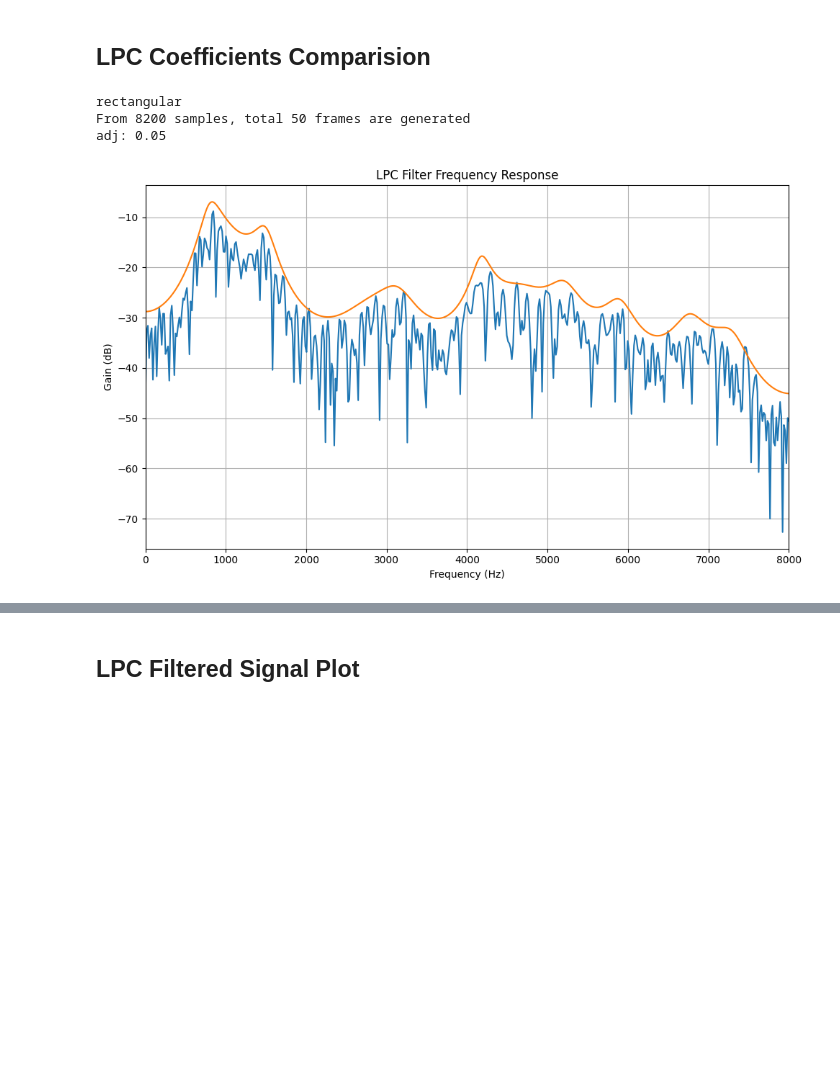
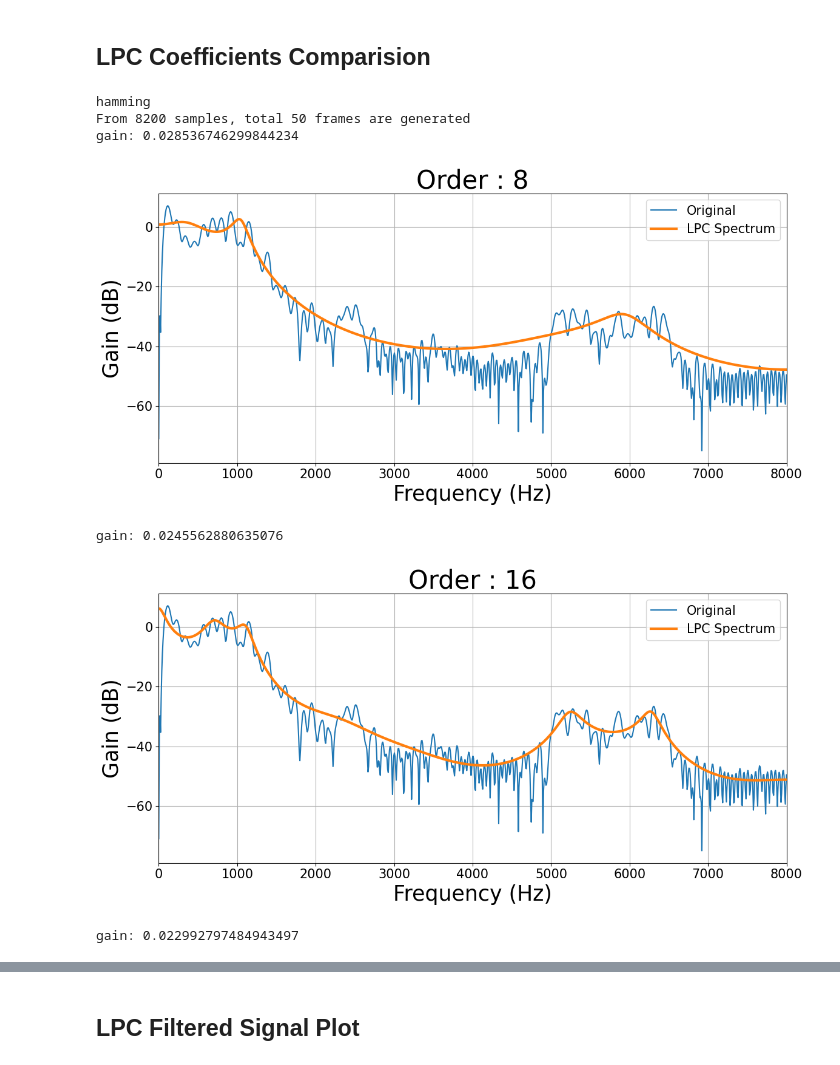
Before and after one commit to woongzip1/SATEST, a Jupyter notebook: SATEST 78.ipynb, the cells around one changed output, grey strips where cells are left out. Cells and saved outputs as stored; diff of their text form; code cells hidden in the pictures; blank space fills up the shorter version.

```diff
--- a/SATEST 78.ipynb
+++ b/SATEST 78.ipynb
@@ -1,7 +1,6 @@
 # %% [markdown]
 # Settings
 # %%
-
 import numpy as np
 import librosa as lr
 import matplotlib.pyplot as plt
@@ -10,19 +9,20 @@ import scipy
 # import sys
 # sys.path.append("C:/Users/HouseW/LocalPython/SATEST-main/SATEST-main/utils.py")
 from utils import FrameExtractor, LPC, ref_derbin, derbin, auto_corr, PlotLPCSpectrum, ThresholdClipper
+from utils import LPC_inv, PitchDetector, SignalEnergy
+plt.rcParams["figure.figsize"] = (8,5)
+plt.rc('font', size=15)
+plt.rc('axes', labelsize=25)
+plt.rc('xtick', labelsize=15)
+plt.rc('ytick',labelsize=15)
 
-# plt.rcParams["figure.figsize"] = (5,5)
-# plt.rc('font', size=20)
-# plt.rc('axes', labelsize=25)
-# plt.rc('xtick', labelsize=25)
-# plt.rc('ytick',labelsize=25)
-# plt.rc('legend', fontsize=20)
-# plt.rc('figure', titlesize=50)
-# plt.rc('figure', autolayout=True)
+plt.rc('legend', fontsize=15)
+plt.rc('figure', titlesize=25)
+plt.rc('figure', autolayout=True)
 
 sr = 16000
 win_time = 0.02
-dftlen = 512
+dftlen = 1024
 # Window Sample의 길이 표현
 win_len = int(win_time * sr)
 hop_len = int(win_len * 0.5)
@@ -140,15 +155,21 @@ Hop Len: 160
 # %%
 """ Filter의 Vocal Tract Response 추정해보기 """
 ## Plot LPC Spectrum
 from utils import PlotLPCSpectrum
 
 FE = FrameExtractor(yr, win_len=win_len, hop_len=hop_len)
-frame_arr = FE.extract_frames(win_type="rectangular")
-signal = frame_arr[15]
-
-PlotLPCSpectrum(signal,sr=sr,p=25,dftlen=1024)
+frame_arr = FE.extract_frames(win_type="hamming")
+signal = frame_arr[30]
+# plt.plot(signal)
+# plt.show()
+PlotLPCSpectrum(signal,sr=sr,p=8,dftlen=2048)
+PlotLPCSpectrum(signal,sr=sr,p=16,dftlen=2048)
+PlotLPCSpectrum(signal,sr=sr,p=32,dftlen=2048)
 # %% [output]
-rectangular
+hamming
 From 8200 samples, total 50 frames are generated
-adj: 0.05
+gain: 0.028536746299844234
-[figure, old version]
+[figure, new version]
+gain: 0.0245562880635076
+[figure, added]
+gain: 0.022992797484943497
```
Also changed, not shown: parts of 8 cells of this notebook, 24 other files.
